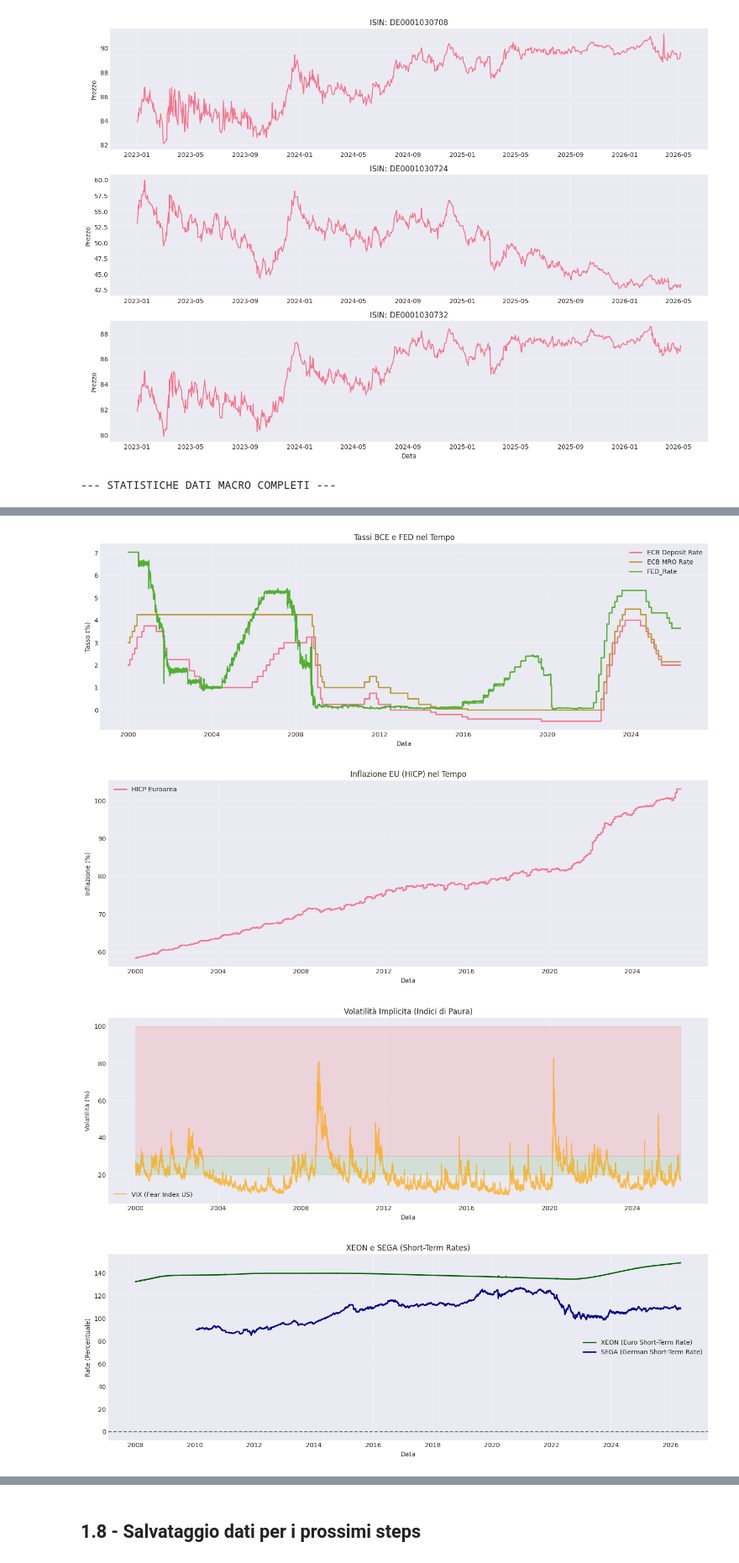
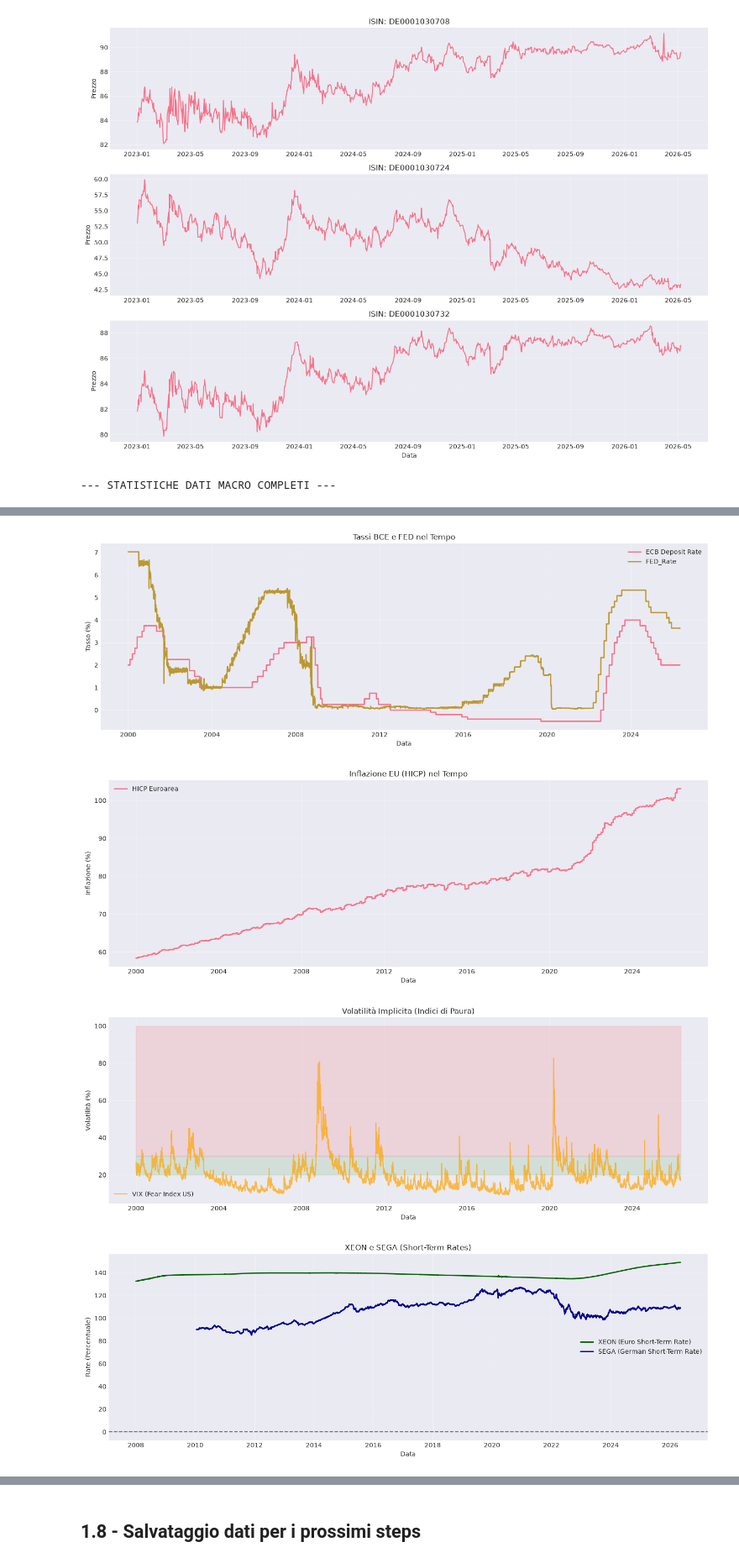
Before and after one commit to whowasfra/bond_screener, a Jupyter notebook: 01_Data_Ingestion_EDA.ipynb, the cells around one changed output, grey strips where cells are left out. Shown at 84% size. Drawn from its saved outputs; the diff is of its cells as text; code cells hidden in the pictures.

Commit message:
01.4 - Removed ECB_MRO_Rate since it's identical to ECB_deposit_rate

```diff
--- a/01_Data_Ingestion_EDA.ipynb
+++ b/01_Data_Ingestion_EDA.ipynb
@@ -666,8 +661,6 @@ display(df_macro.describe())
 # 1. Tassi BCE e FED nel tempo
 fig, ax = plt.subplots(figsize=(14, 5))
 ax.plot(df_macro.index, df_macro['ECB_Deposit_Rate'], label='ECB Deposit Rate', linewidth=2)
-if 'ECB_MRO_Rate' in df_macro.columns:
-    ax.plot(df_macro.index, df_macro['ECB_MRO_Rate'], label='ECB MRO Rate', linewidth=2)
 if 'FED_Rate' in df_macro.columns:
     ax.plot(df_macro.index, df_macro['FED_Rate'], label='FED_Rate', linewidth=2)
 ax.set_title('Tassi BCE e FED nel Tempo')
@@ -762,4 +755,4 @@ if 'Euribor_3M' in df_macro.columns or 'Euribor_1A' in df_macro.columns:
-[figure, old version]
+[figure, new version]
 [figure]
 [figure]
 [figure]
```
Also changed, not shown: parts of 10 cells of this notebook.
